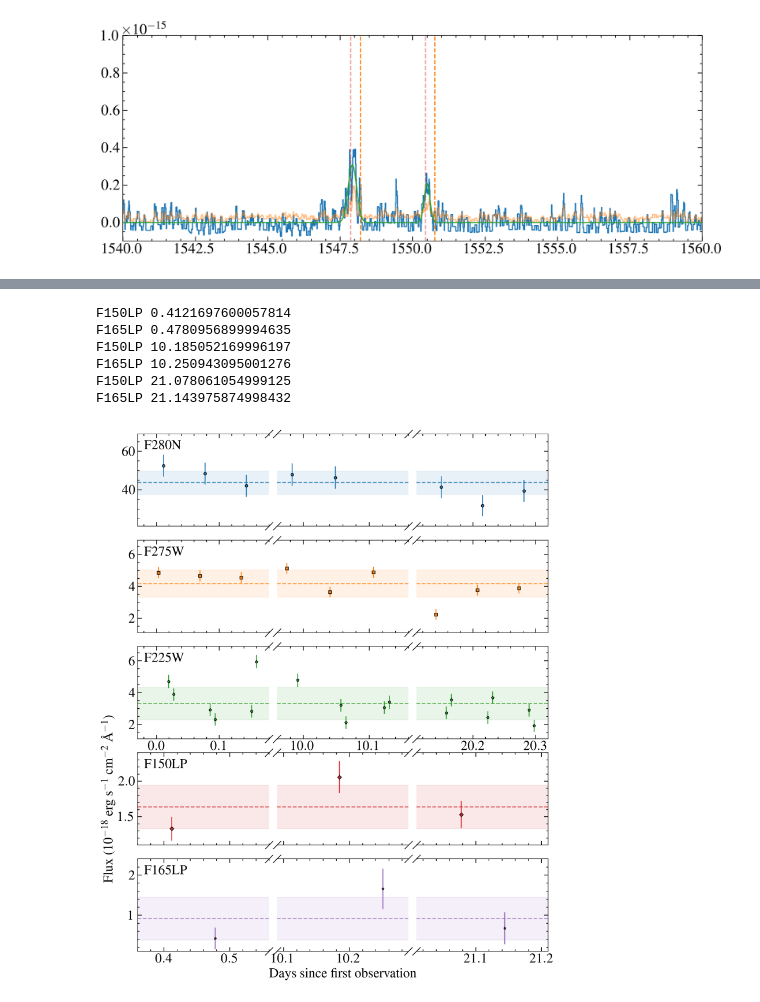
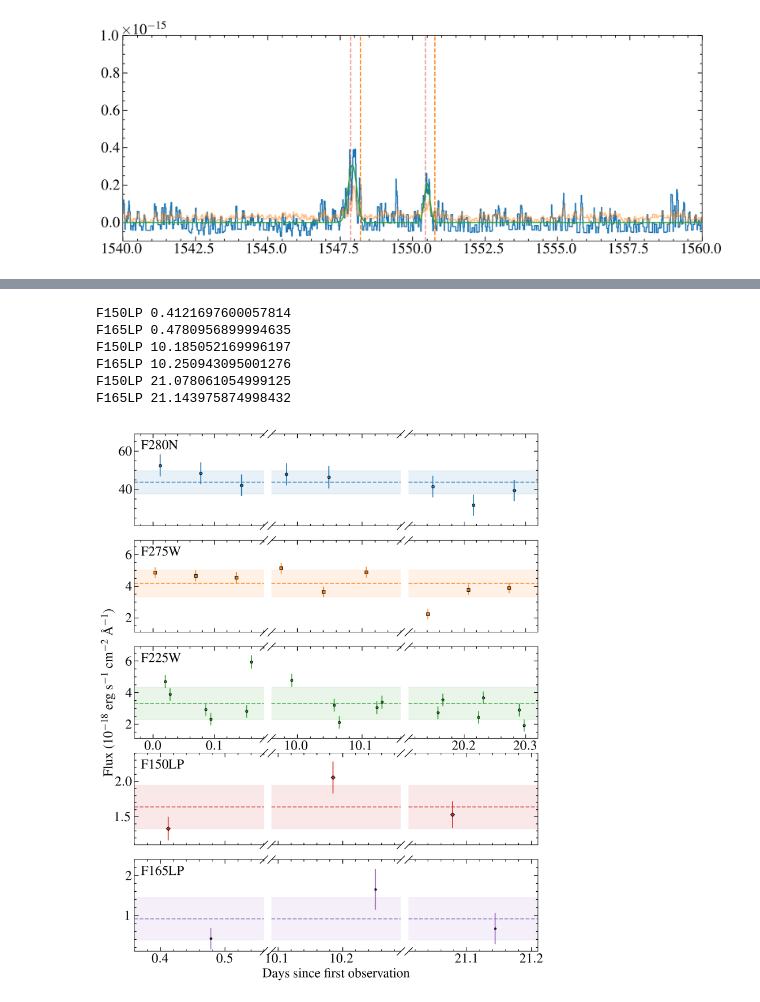
Before and after one commit to davidjwilson/SEDs, a Jupyter notebook: trappist-1/hst_photometry/science.ipynb, the cells around one changed output, grey strips where cells are left out. Drawn from its saved outputs; the diff is of its cells as text; code cells hidden in the pictures.

```diff
--- a/trappist-1/hst_photometry/science.ipynb
+++ b/trappist-1/hst_photometry/science.ipynb
@@ -1345,3 +1345,12 @@ abands= glob.glob('filters/*ACS*')
 abands
 # %% [output]
 ['filters/HST_ACS_SBC.F150LP.dat', 'filters/HST_ACS_SBC.F165LP.dat']
+# %%
+cols = ['C1', 'y']
+names = ['F150LP', 'F165LP']
+for i, band in enumerate(abands):
+    bpw, bpf = np.loadtxt(band, unpack=True)
+    bpws.append(bpw)
+    bpfs.append(bpf)
+    plt.plot(bpw, bpf, ls ='--', c=cols[i], label = names[i])
+# plt.yscale('log')
@@ -1551,12 +1701,13 @@ days = [0, 10, 20]
 
 # cols = [0, 1, 2]
 
-ax.errorbar(days, fdiff*scale, yerr=fdiff_e*scale, label = 'F150LP - F165LP', marker=m, c='C0', markeredgecolor='k', markersize=4, alpha=0.9, ls='none')
+ax.errorbar(days, fdiff*scale, yerr=fdiff_e*scale, label = 'F150LP$-$F165LP', marker='s', c='C0', markeredgecolor='k', markersize=4, alpha=0.9, ls='none')
 
 simphot, simphot_e = 9.459369456324885e-19,5.708173610402945e-20
 
+x = np.arange(-10, 40)
 
-ax.axhline(simphot*scale, ls = '--', c='C2', label = 'Fit to COS data')
+ax.axhline(simphot*scale, ls = '--', c='C2', label = 'COS model flux')
 ax.fill_between(x, (simphot-simphot_e)*scale, (simphot+simphot_e)*scale , color='C2', alpha=0.1)
 
 ax.axhline(0, ls ='--', c='0.5')
@@ -1567,7 +1718,7 @@ print(fdiff/fdiff_e)
 
 fdiff_av = np.average(fdiff, weights = 1/(fdiff_e**2))
 fdiff_ave = (1/(np.sum(1/(fdiff_e**2))))**0.5
-ax.errorbar(15., fdiff_av*scale, yerr=fdiff_ave*scale, c='C1', marker='o', markeredgecolor='k', label = 'Combined ACS Flux')
+ax.errorbar(15., fdiff_av*scale, yerr=fdiff_ave*scale, c='C1', marker='o', markeredgecolor='k', label = 'ACS average flux')
 
 
 print(fdiff_av, fdiff_ave)
@@ -1586,13 +1737,13 @@ ax.set_ylabel('Flux (10$^{-18}$ erg s$^{-1}$ cm$^{-2}$ \AA$^{-1}$)')
 ax.set_xlabel('Days since first observation')
 ax.set_xticks(days)
 
-ax.set_xlim(-3, 23)
+ax.set_xlim(-6, 23)
 # ax.set_ylim(2.1, 7.9)
 
 
 handles, labels = plt.gca().get_legend_handles_labels()
 by_label = dict(zip(labels, handles))
-ax.legend(by_label.values(), by_label.keys(), frameon=True, loc=4)
+ax.legend(by_label.values(), by_label.keys(), frameon=True, loc=3)
 
 fig.tight_layout()
 fig.savefig('plots/acs_diff_flux.pdf')
@@ -1878,33 +2029,33 @@ ax[4, 2].fill_between(x, (np.mean(f165lp)-np.std(f165lp))*scale, (np.mean(f165lp
 
 
 
 
 # handles, labels = plt.gca().get_legend_handles_labels()
 # by_label = dict(zip(labels, handles))
 # ax3.legend(by_label.values(), by_label.keys(), frameon=True, loc=1)
 
-ax[3, 0].set_ylabel('Flux (10$^{-18}$ erg s$^{-1}$ cm$^{-2}$ \AA$^{-1}$)')
+ax[2, 0].set_ylabel('Flux (10$^{-18}$ erg s$^{-1}$ cm$^{-2}$ \AA$^{-1}$)', labelpad=15)
 ax[4, 1].set_xlabel('Days since first observation')
 ax[0,0].annotate('F280N', (0.05, 0.93), xycoords='axes fraction', ha='left', va='top')
 ax[1,0].annotate('F275W', (0.05, 0.93), xycoords='axes fraction', ha='left', va='top')
 ax[2,0].annotate('F225W', (0.05, 0.93), xycoords='axes fraction', ha='left', va='top')
 ax[3,0].annotate('F150LP', (0.05, 0.93), xycoords='axes fraction', ha='left', va='top')
 ax[4,0].annotate('F165LP', (0.05, 0.93), xycoords='axes fraction', ha='left', va='top')
 
 
 fig.tight_layout()
-fig.subplots_adjust(wspace=0.06, hspace=0.15)  # adjust space between axes
+fig.subplots_adjust(wspace=0.06, hspace=0.16)  # adjust space between axes
 
 
 
 # plt.show()
 
 plt.savefig('plots/t1_allbands_lcs.pdf')
 # %% [output]
 F150LP 0.4121697600057814
 F165LP 0.4780956899994635
 F150LP 10.185052169996197
 F165LP 10.250943095001276
 F150LP 21.078061054999125
 F165LP 21.143975874998432
-[figure, old version]
+[figure, new version]
```
Also changed, not shown: parts of 4 cells of this notebook, 6 other files.
